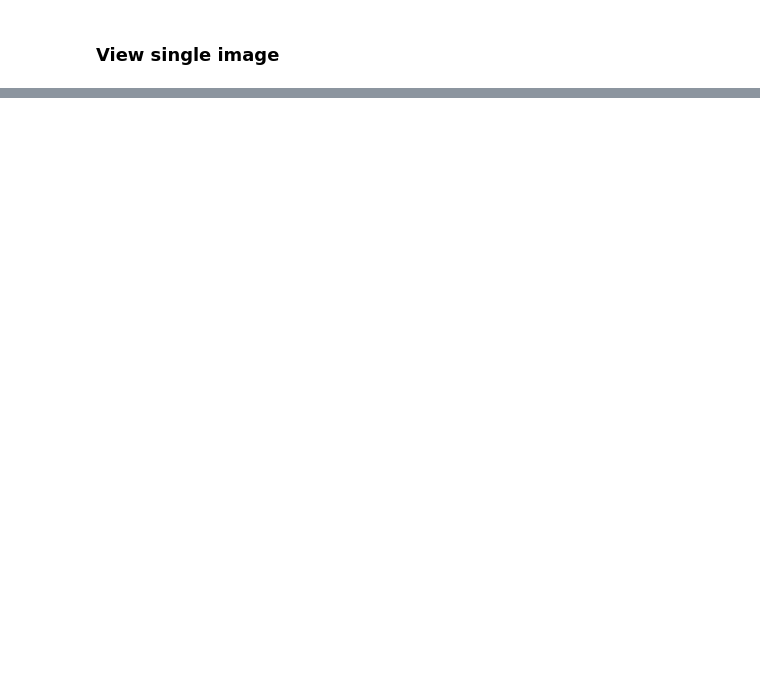
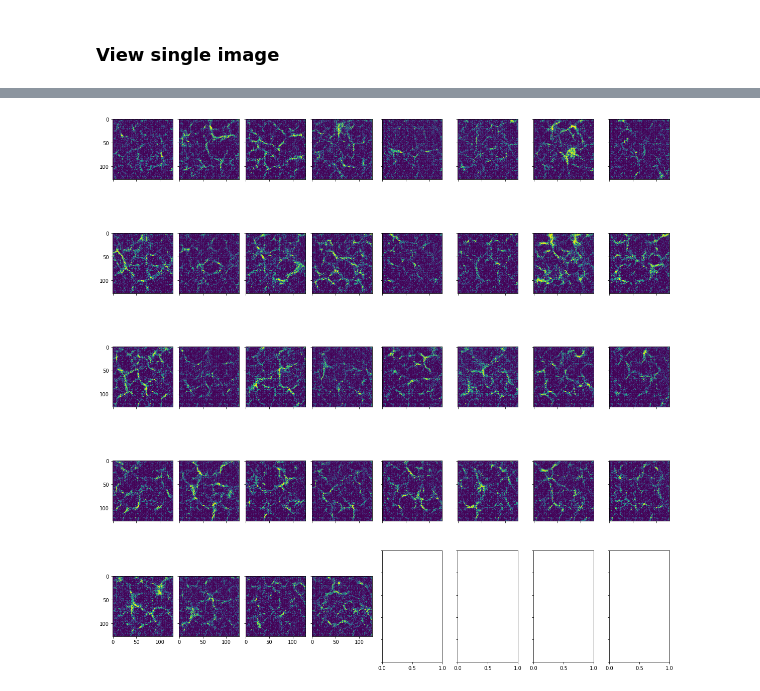
Before and after one commit to vmos1/lbann_cosmogan, a Jupyter notebook: 3_analysis/2_view_image_data.ipynb, the cells around one changed output, grey strips where cells are left out. Cells and saved outputs as stored; diff of their text form; code cells hidden in the pictures; blank space fills up the shorter version.

```diff
--- a/3_analysis/2_view_image_data.ipynb
+++ b/3_analysis/2_view_image_data.ipynb
@@ -56,2 +62,4 @@ plt.imshow(img)
 # %%
-f_plot_grid(samples[:16],16)
+f_plot_grid(samples[:],8)
+# %% [output]
+[figure, added]
```
Also changed, not shown: parts of 3 cells of this notebook, 6 other files.
